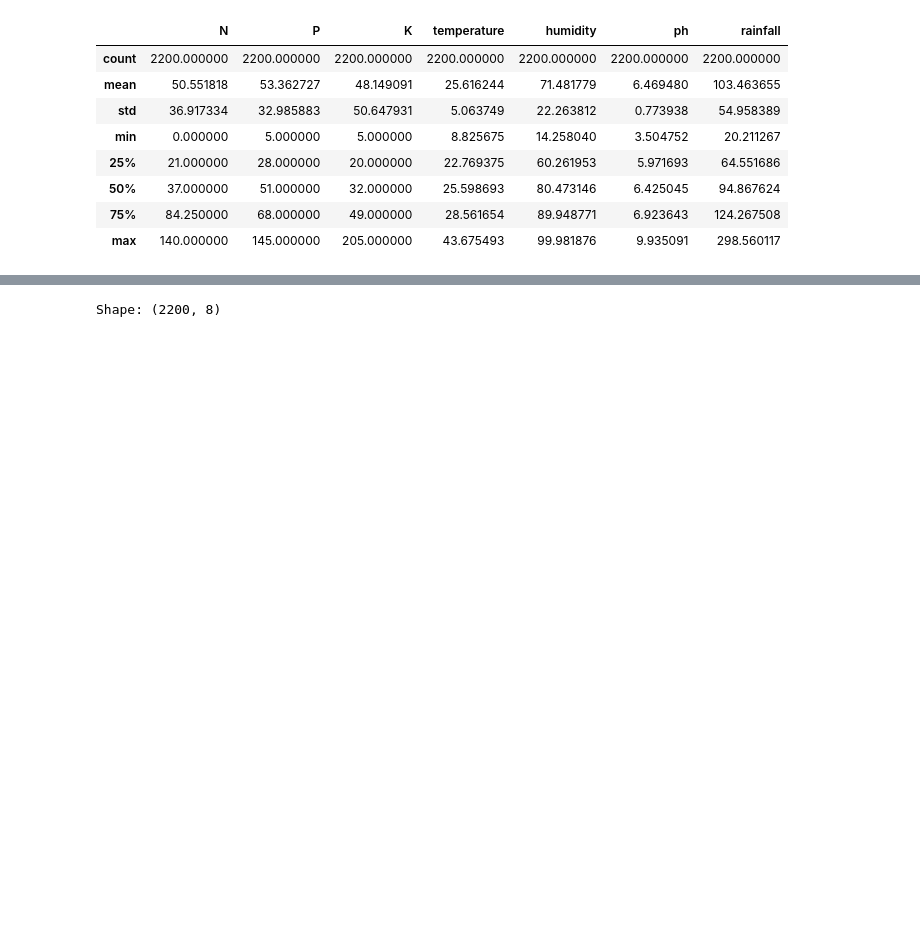
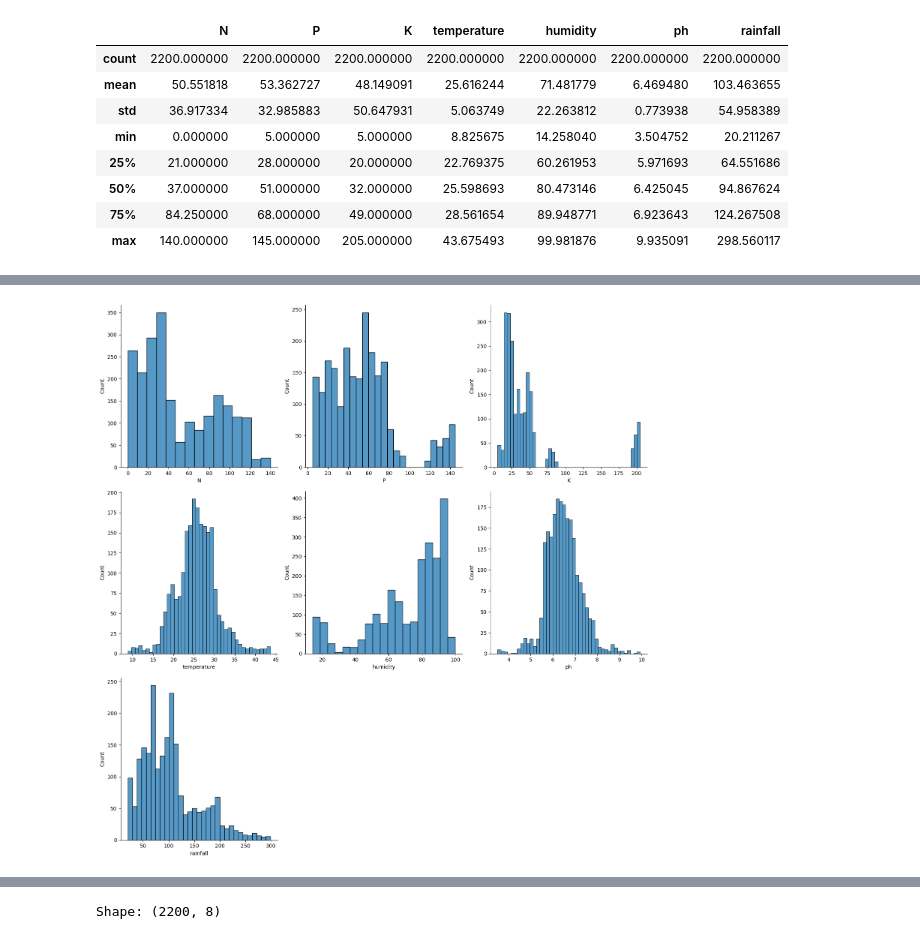
Before and after one commit to Dan-njuguna/agriculture, a Jupyter notebook: agriculture.ipynb, the cells around one changed output, grey strips where cells are left out. Cells and saved outputs as stored; diff of their text form; code cells hidden in the pictures; blank space fills up the shorter version.

```diff
--- a/agriculture.ipynb
+++ b/agriculture.ipynb
@@ -88,0 +104,22 @@ plt.show()
+# %%
+numerical_columns = agric_df.select_dtypes(include=np.number).columns.tolist()
+num_cols = 3
+num_rows = (len(numerical_columns) + num_cols - 1) // num_cols  # Calculate the number of rows needed
+
+fig, axes = plt.subplots(nrows=num_rows, ncols=num_cols, figsize=(15, 5 * num_rows))
+
+# Flatten axes array for easy iteration
+axes = axes.flatten()
+
+for i, col in enumerate(numerical_columns):
+    sns.histplot(data=agric_df, x=col, ax=axes[i])
+    sns.despine()
+    plt.tight_layout()
+
+# Remove any unused subplots
+for j in range(i + 1, len(axes)):
+    fig.delaxes(axes[j])
+
+plt.show()
+# %% [output]
+[figure, added]
```
Also changed, not shown: parts of 38 cells of this notebook.
